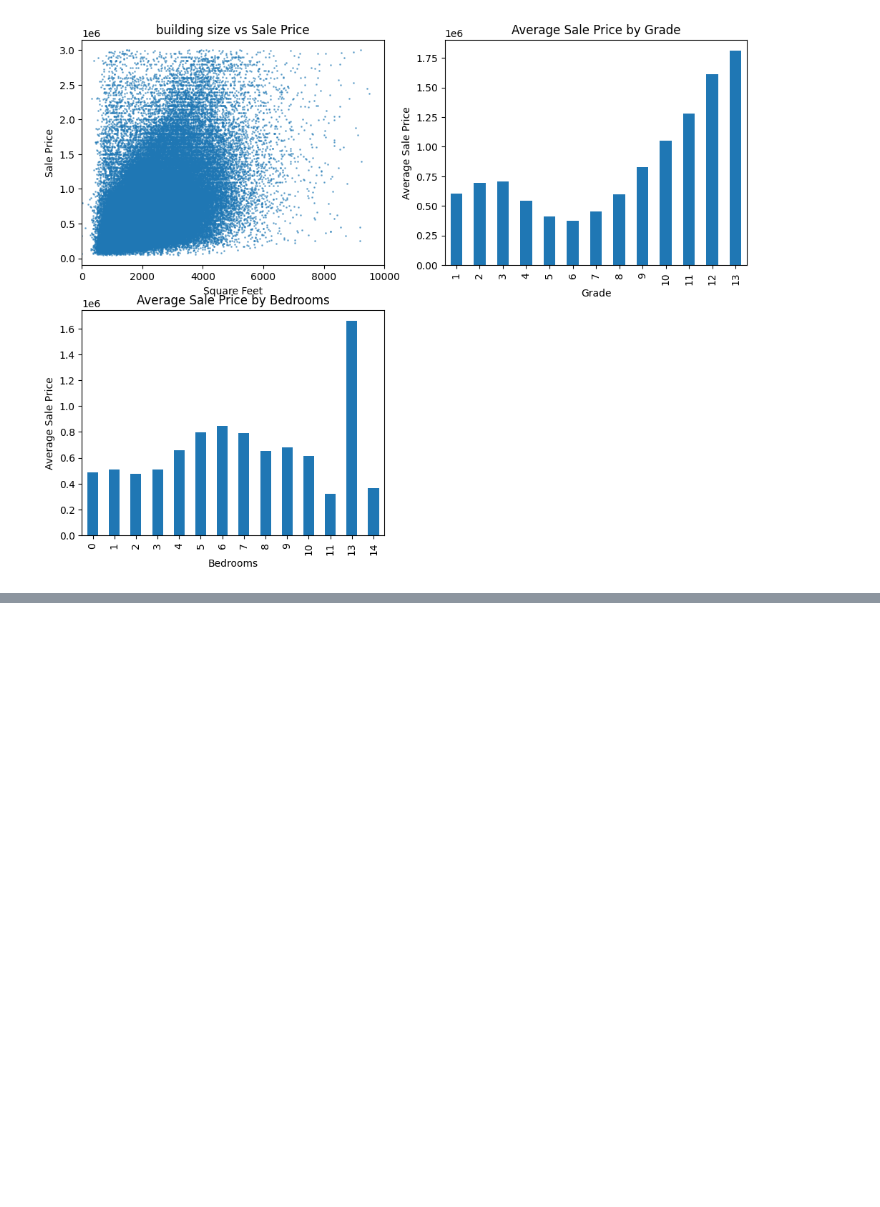
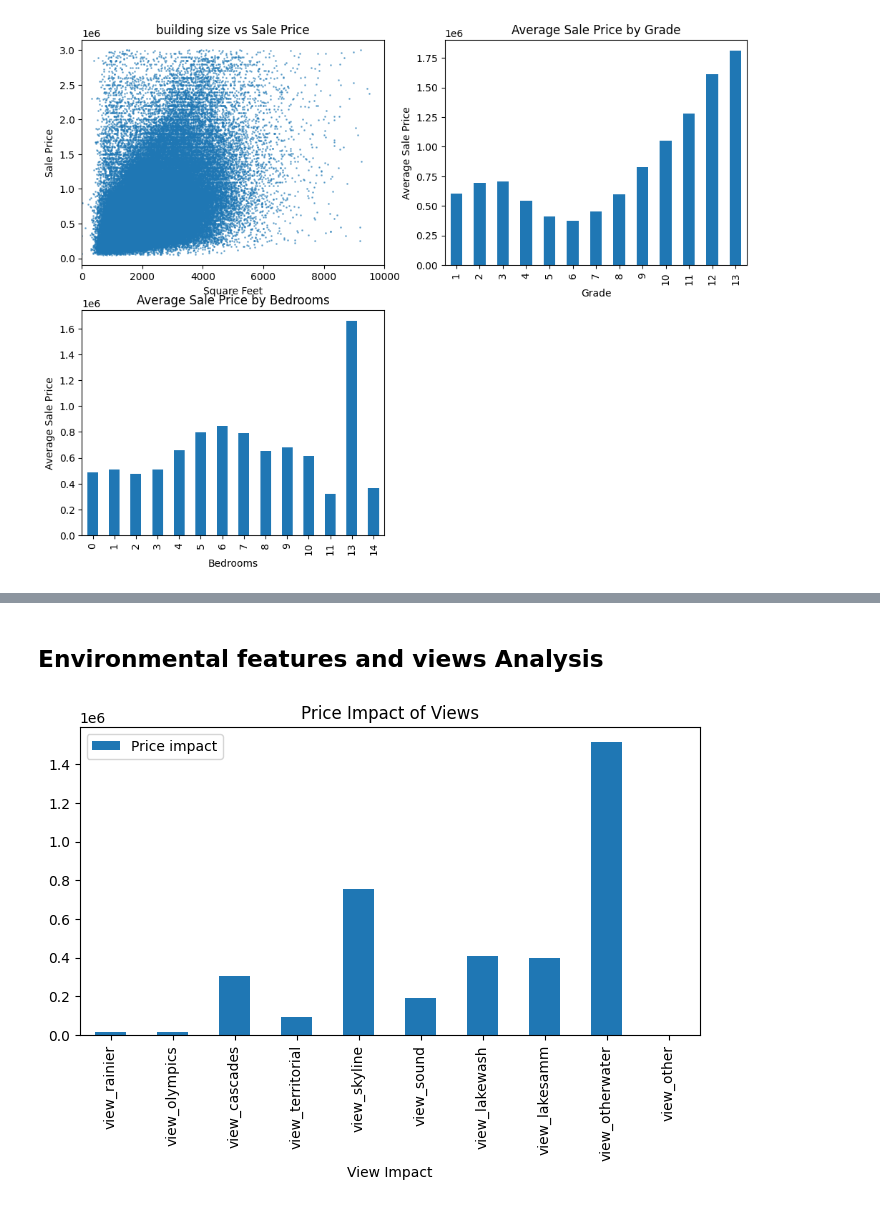
Before and after one commit to Shally-1997/project_house_prediction, a Jupyter notebook: house_price_prediction.ipynb, the cells around one changed output, grey strips where cells are left out. Drawn from its saved outputs; the diff is of its cells as text; code cells hidden in the pictures; blank space fills up the shorter version.

```diff
--- a/house_price_prediction.ipynb
+++ b/house_price_prediction.ipynb
@@ -227,0 +248,24 @@ Text(0, 0.5, 'Average Sale Price')
+# %% [markdown]
+## Environmental features and views Analysis
+# %%
+# Environmental and Views Features
+
+view_columns = ['view_rainier', 'view_olympics', 'view_cascades', 'view_territorial',
+                 'view_skyline', 'view_sound', 'view_lakewash', 'view_lakesamm', 'view_otherwater', 'view_other']
+
+
+view_impact =[]
+for view in view_columns:
+    avg_with_view = df[df[view] == 1]['sale_price'].mean()
+    avg_without_view = df[df[view] == 0]['sale_price'].mean()
+    impact = avg_with_view - avg_without_view
+    view_impact.append({'Feature': view, 'Price impact': impact})
+
+if impact:
+    view_impact_df = pd.DataFrame(view_impact)
+    view_impact_df.sort_values(by='Price impact', ascending=False,)
+    view_impact_df.plot(x='Feature', y='Price impact', kind='bar', figsize=(8, 4))
+    plt.title('Price Impact of Views')
+    plt.xlabel('View Impact')
+# %% [output]
+[figure, added]
```
Also changed, not shown: parts of 3 cells of this notebook, 1 other file.
